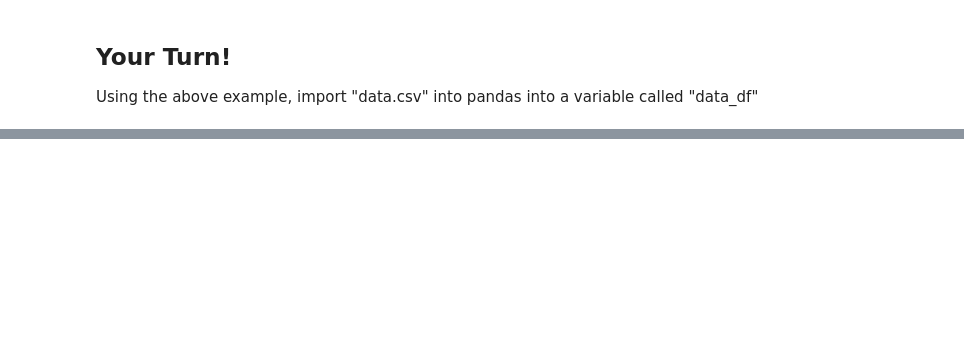
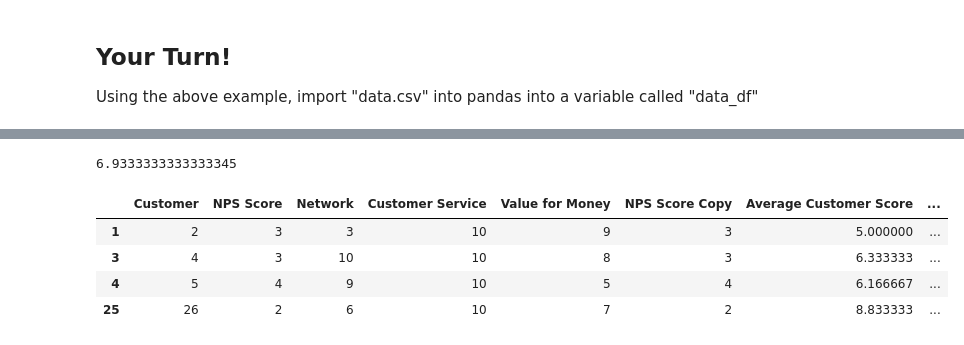
Before and after one commit to VCCBeginnerCoding/katacoda-scenarios, a Jupyter notebook: PythonWeek4/Index.ipynb, the cells around one changed output, grey strips where cells are left out. Cells and saved outputs as stored; diff of their text form; code cells hidden in the pictures; blank space fills up the shorter version.

```diff
--- a/PythonWeek4/Index.ipynb
+++ b/PythonWeek4/Index.ipynb
@@ -48,0 +111,3 @@ What do each of the functions do? How would one use these functions?
+# %%
+# Adding a new column
+example_csv_df['NPS Score Copy'] = example_csv_df['NPS Score']
@@ -48,0 +116,9 @@ What do each of the functions do? How would one use these functions?
+# %%
+# Row mean
+example_csv_df['Average Customer Score'] = example_csv_df.mean(axis=1) # axis=1 tells Pandas to do a row wise mean
+
+# Column mean
+column_mean = example_csv_df['Average Customer Score'].mean(axis=0) # axis=0 tells Pandas to do a column wise mean
+print(column_mean)
+# %% [output]
+6.9333333333333345
@@ -48,0 +130,3 @@ What do each of the functions do? How would one use these functions?
+# %%
+# Total or Sum of each row
+example_csv_df['Sum of Customer Score'] = example_csv_df.sum(axis=1)
@@ -48,0 +135,9 @@ What do each of the functions do? How would one use these functions?
+# %%
+# Custom function
+
+# This example custom function will square whatever value it gets
+def custom_function(x):
+    return x**2
+
+# Create a new column 'Custom Function' which contains the squared value for each customer's NPS score
+example_csv_df['Custom Function'] = example_csv_df['NPS Score'].apply(custom_function)
@@ -48,0 +146,10 @@ What do each of the functions do? How would one use these functions?
+# %%
+# Finding rows that match a specific criteria
+filtered_view = example_csv_df.loc[example_csv_df['Customer Service'] > 9]
+filtered_view
+# %% [output]
+|  | Customer | NPS Score | Network | Customer Service | Value for Money | NPS Score Copy | Average Customer Score | ... |
+| 1 | 2 | 3 | 3 | 10 | 9 | 3 | 5.000000 | ... |
+| 3 | 4 | 3 | 10 | 10 | 8 | 3 | 6.333333 | ... |
+| 4 | 5 | 4 | 9 | 10 | 5 | 4 | 6.166667 | ... |
+| 25 | 26 | 2 | 6 | 10 | 7 | 2 | 8.833333 | ... |
```
Also changed, not shown: parts of 43 cells of this notebook, 4 other files.
